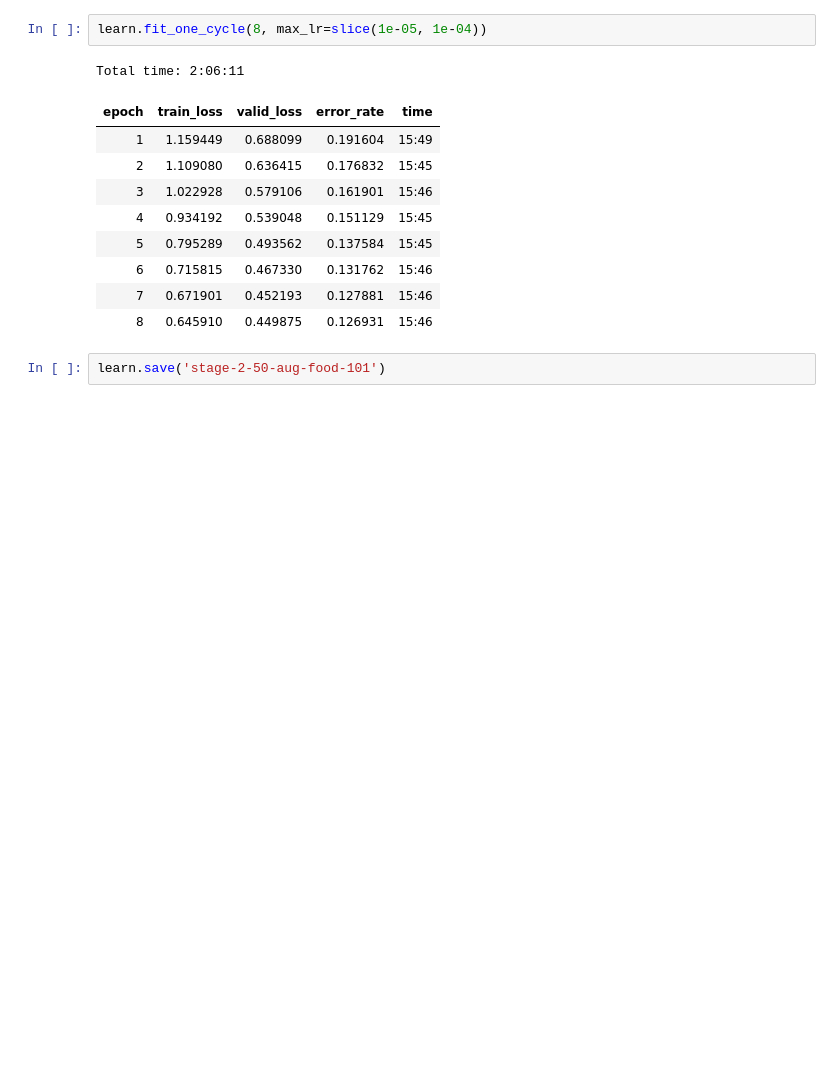
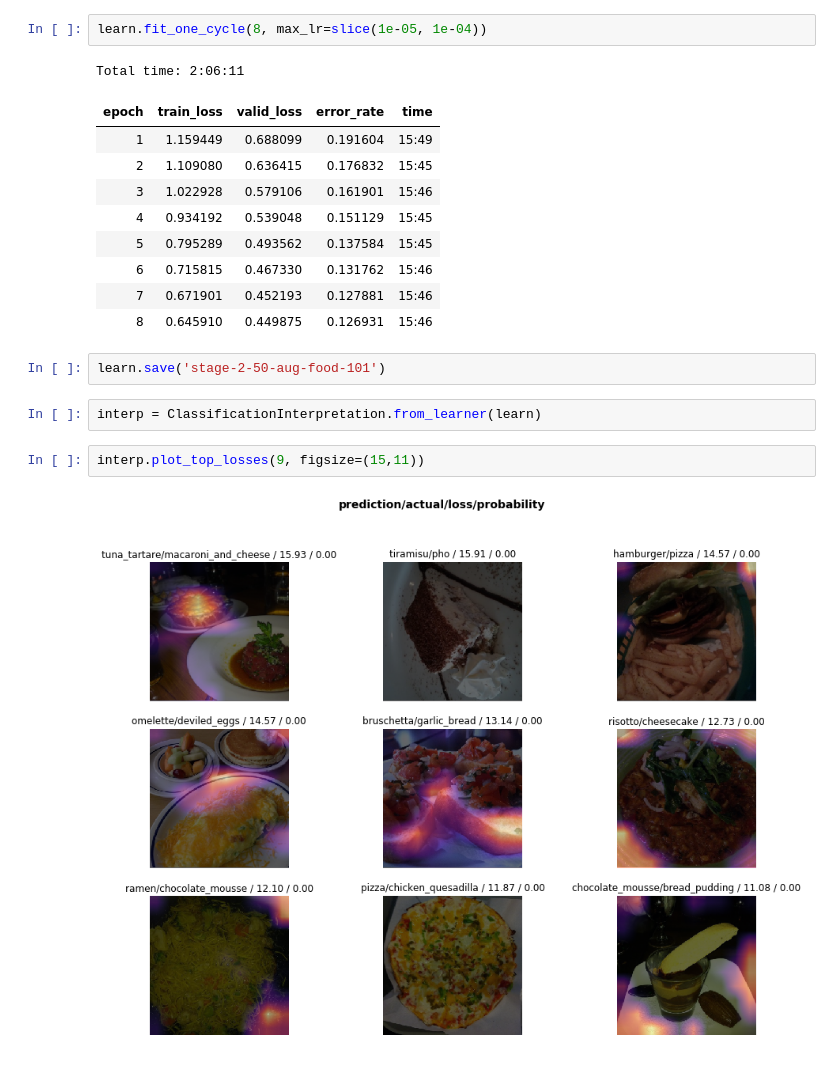
Before and after one commit to SamuelBroughton/food101, a Jupyter notebook: food101_1.ipynb, the cells around one changed output. Cells and saved outputs as stored; diff of their text form; blank space fills up the shorter version.

Commit message:
interpretation

```diff
--- a/food101_1.ipynb
+++ b/food101_1.ipynb
@@ -83,3 +83,9 @@ Total time: 2:06:11
 | 8 | 0.645910 | 0.449875 | 0.126931 | 15:46 |
 # %%
 learn.save('stage-2-50-aug-food-101')
+# %%
+interp = ClassificationInterpretation.from_learner(learn)
+# %%
+interp.plot_top_losses(9, figsize=(15,11))
+# %% [output]
+[figure, added]
```
